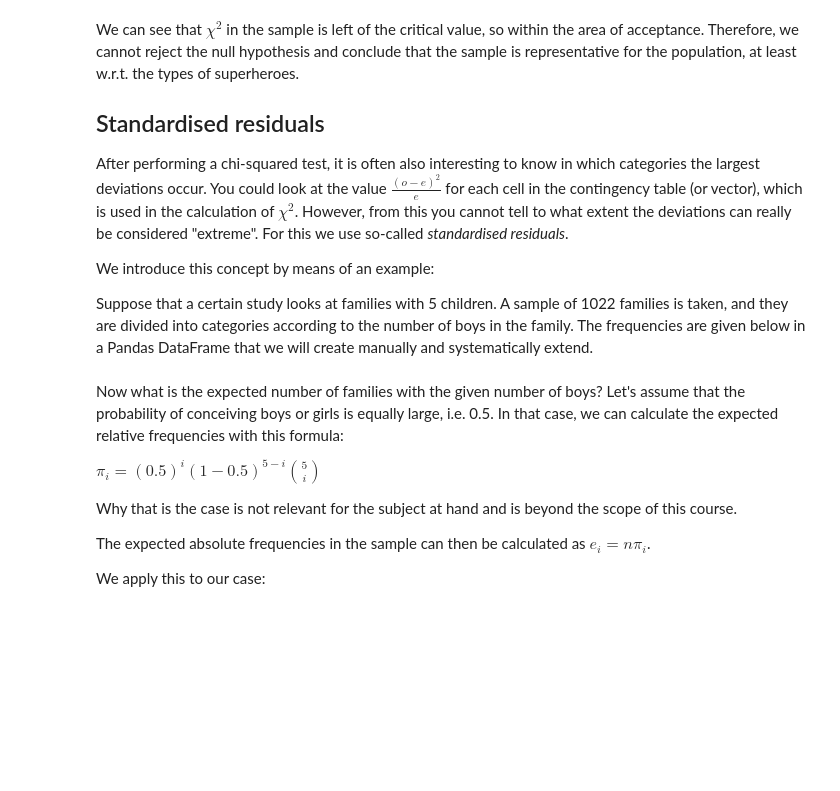
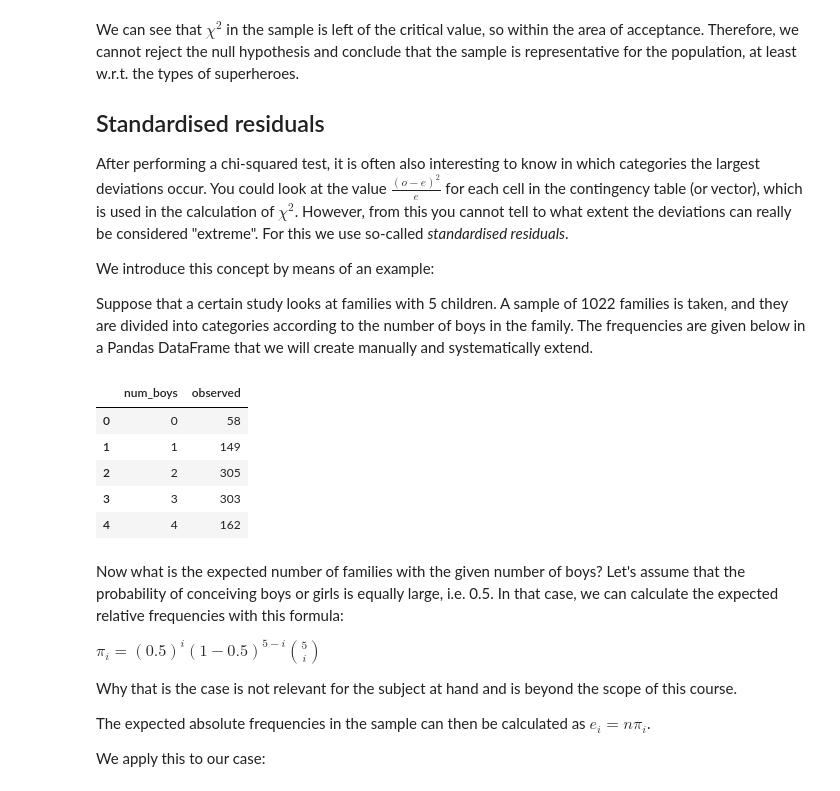
Before and after one commit to BrentVervaet/dsai-labs-bv, a Jupyter notebook: 4-bivariate-qual/4.01-chi-squared.ipynb, the cells around one changed output. Saved outputs shown, nothing was run; the diff lists cells and outputs as text; code cells hidden in the pictures; blank space fills up the shorter version.

```diff
--- a/4-bivariate-qual/4.01-chi-squared.ipynb
+++ b/4-bivariate-qual/4.01-chi-squared.ipynb
@@ -449,18 +449,27 @@ Suppose that a certain study looks at families with 5 children. A sample of 1022
 # %%
 # Data frame with 2 columns:
 #  - number of boys in the family (index)
 #  - number of families in the sample with that number of boys
 families = pd.DataFrame(
     np.array(
         [[0,  58],
          [1, 149],
          [2, 305],
          [3, 303],
          [4, 162],
          [5,  45]]),
     columns=['num_boys', "observed"])
 families.set_index(['num_boys'])
 n = families.observed.sum() # sample size
+
+families.head()
+# %% [output]
+|  | num_boys | observed |
+| 0 | 0 | 58 |
+| 1 | 1 | 149 |
+| 2 | 2 | 305 |
+| 3 | 3 | 303 |
+| 4 | 4 | 162 |
 # %% [markdown]
 Now what is the expected number of families with the given number of boys? Let's assume that the probability of conceiving boys or girls is equally large, i.e. 0.5. In that case, we can calculate the expected relative frequencies with this formula:
 
```
Also changed, not shown: 1 other file.
